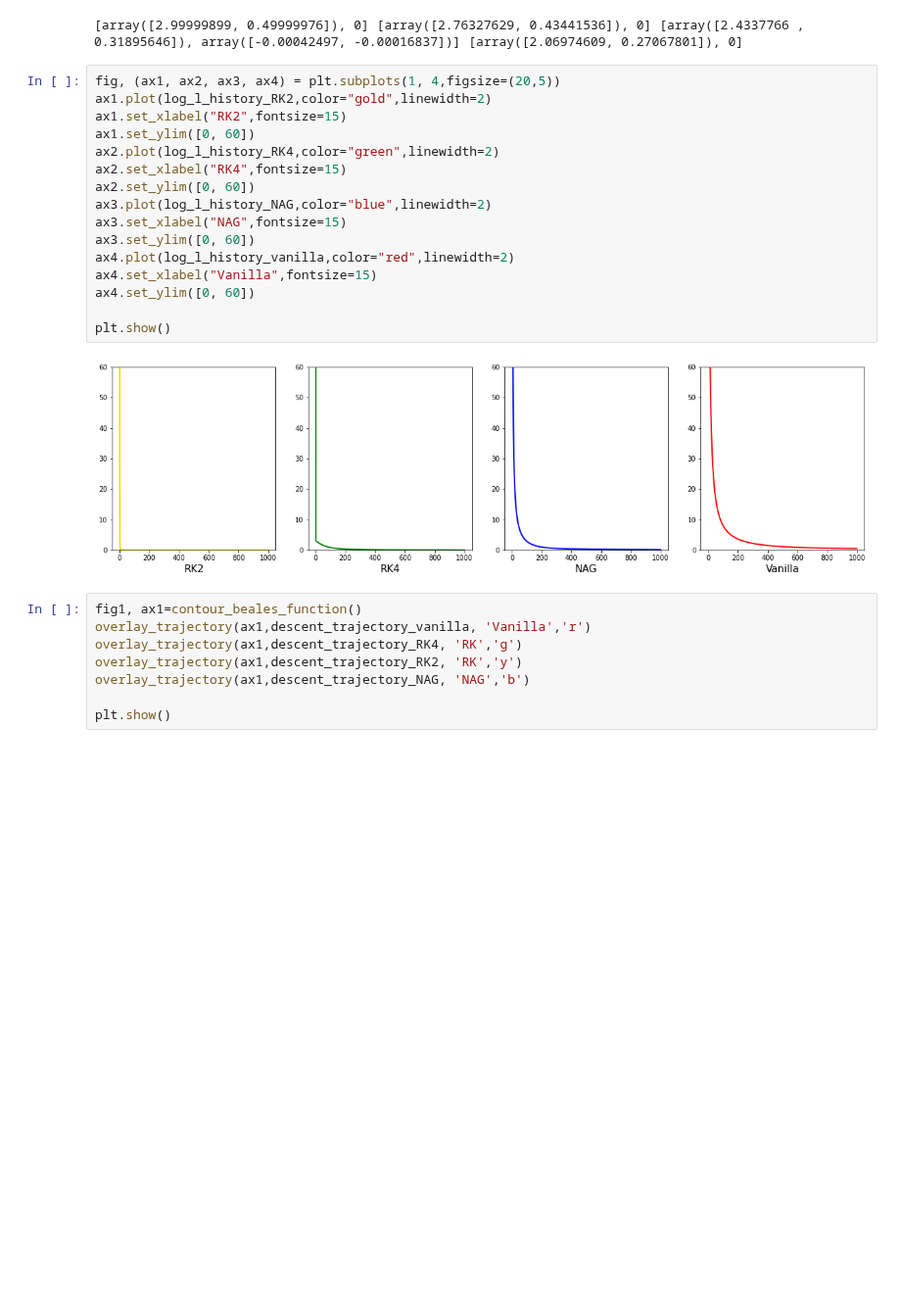
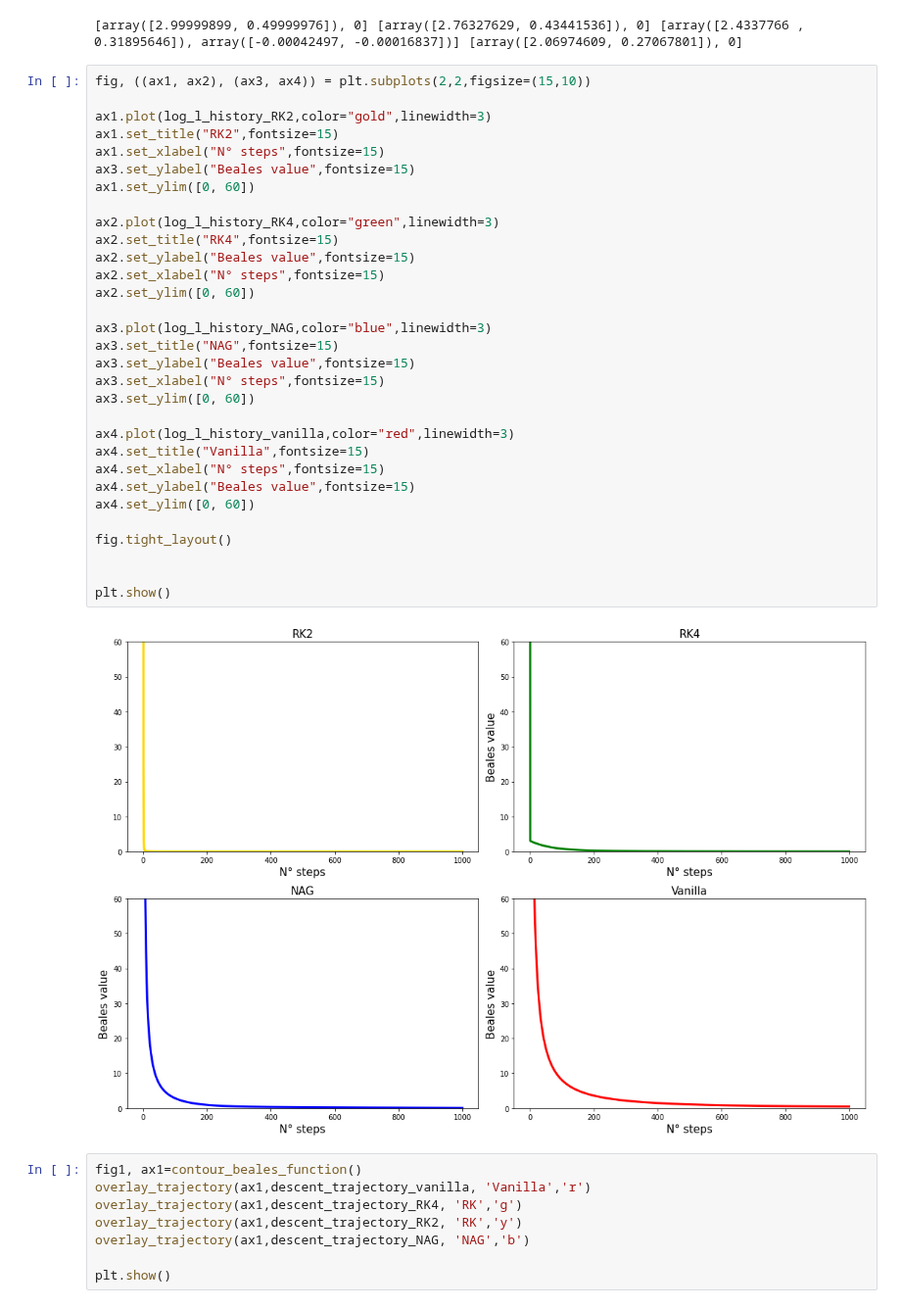
Before and after one commit to SimonePip/FDS, a Jupyter notebook: Final_project/FDS_Final_Project_JOIN.ipynb, the cells around one changed output. Shown at 98% size. Cells and saved outputs as stored; diff of their text form; blank space fills up the shorter version.

```diff
--- a/Final_project/FDS_Final_Project_JOIN.ipynb
+++ b/Final_project/FDS_Final_Project_JOIN.ipynb
@@ -216,23 +216,38 @@ print(theta_final_RK2, theta_final_RK4, theta_final_NAG, theta_final_vanilla)
 # %% [output]
 [array([2.99999899, 0.49999976]), 0] [array([2.76327629, 0.43441536]), 0] [array([2.4337766 , 0.31895646]), array([-0.00042497, -0.00016837])] [array([2.06974609, 0.27067801]), 0]
 # %%
-fig, (ax1, ax2, ax3, ax4) = plt.subplots(1, 4,figsize=(20,5))
-ax1.plot(log_l_history_RK2,color="gold",linewidth=2)
-ax1.set_xlabel("RK2",fontsize=15)
+fig, ((ax1, ax2), (ax3, ax4)) = plt.subplots(2,2,figsize=(15,10))
+
+ax1.plot(log_l_history_RK2,color="gold",linewidth=3)
+ax1.set_title("RK2",fontsize=15)
+ax1.set_xlabel("N° steps",fontsize=15)
+ax3.set_ylabel("Beales value",fontsize=15)
 ax1.set_ylim([0, 60])
-ax2.plot(log_l_history_RK4,color="green",linewidth=2)
-ax2.set_xlabel("RK4",fontsize=15)
+
+ax2.plot(log_l_history_RK4,color="green",linewidth=3)
+ax2.set_title("RK4",fontsize=15)
+ax2.set_ylabel("Beales value",fontsize=15)
+ax2.set_xlabel("N° steps",fontsize=15)
 ax2.set_ylim([0, 60])
-ax3.plot(log_l_history_NAG,color="blue",linewidth=2)
-ax3.set_xlabel("NAG",fontsize=15)
+
+ax3.plot(log_l_history_NAG,color="blue",linewidth=3)
+ax3.set_title("NAG",fontsize=15)
+ax3.set_ylabel("Beales value",fontsize=15)
+ax3.set_xlabel("N° steps",fontsize=15)
 ax3.set_ylim([0, 60])
-ax4.plot(log_l_history_vanilla,color="red",linewidth=2)
-ax4.set_xlabel("Vanilla",fontsize=15)
+
+ax4.plot(log_l_history_vanilla,color="red",linewidth=3)
+ax4.set_title("Vanilla",fontsize=15)
+ax4.set_xlabel("N° steps",fontsize=15)
+ax4.set_ylabel("Beales value",fontsize=15)
 ax4.set_ylim([0, 60])
 
+fig.tight_layout()
+
+
 plt.show()
 # %% [output]
-[figure, old version]
+[figure, new version]
 # %%
 fig1, ax1=contour_beales_function()
 overlay_trajectory(ax1,descent_trajectory_vanilla, 'Vanilla','r')
```
Also changed, not shown: parts of 1 cell of this notebook.
